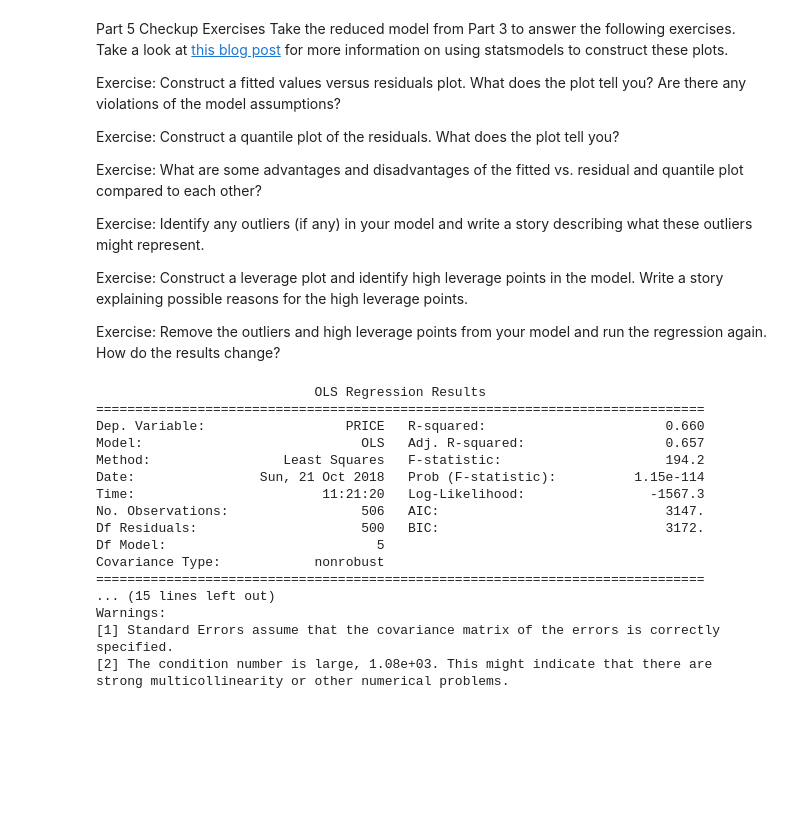
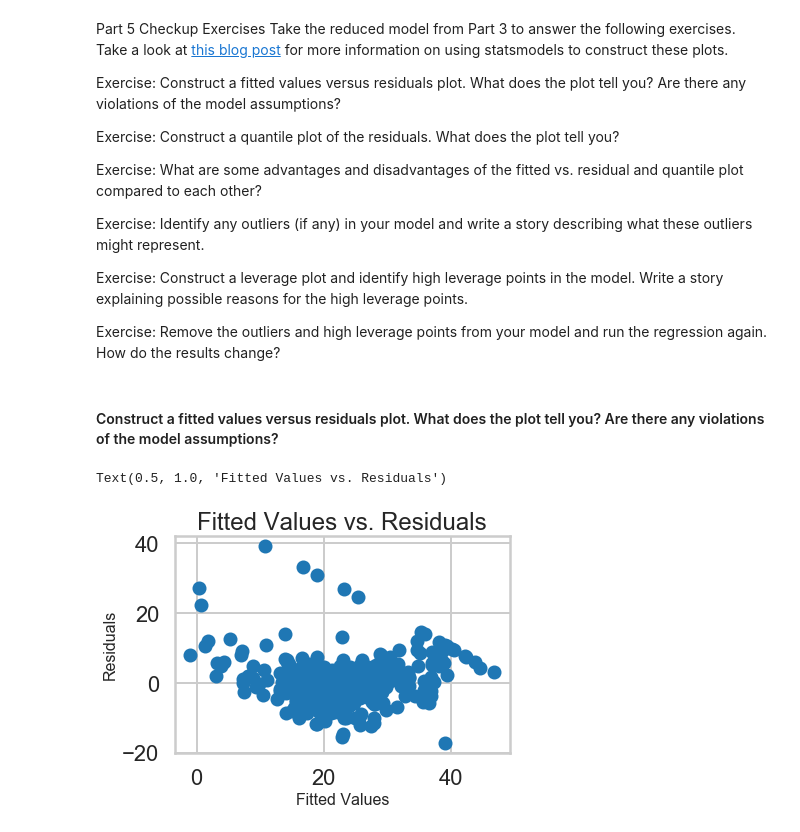
Before and after one commit to vikramlucky/Springboard, a Jupyter notebook: Mini_Projects/linear_regression/Mini_Project_Linear_Regression.ipynb, the cells around one changed output. Saved outputs shown, nothing was run; the diff lists cells and outputs as text; code cells hidden in the pictures; blank space fills up the shorter version.

Commit message:
Linear Regression done

```diff
--- a/Mini_Projects/linear_regression/Mini_Project_Linear_Regression.ipynb
+++ b/Mini_Projects/linear_regression/Mini_Project_Linear_Regression.ipynb
@@ -720,0 +751,3 @@ Looks like Number of rooms is the only variable that is significant in predictin
+# %%
+m_3 = ols('PRICE ~ CRIM + RM + PTRATIO', bos).fit()
+print(m_3.summary())
@@ -843,27 +868,15 @@ Exercise: Identify any outliers (if any) in your model and write a story describ
 Exercise: Construct a leverage plot and identify high leverage points in the model. Write a story explaining possible reasons for the high leverage points.
 
 Exercise: Remove the outliers and high leverage points from your model and run the regression again. How do the results change?
-# %%
-import statsmodels.formula.api as sm
-import matplotlib.pyplot as plt
-model = sm.ols(formula='PRICE ~ RM + LSTAT + DIS + AGE + CHAS', data=bos)
-fitted = model.fit()
-print(fitted.summary())
-# %% [output]
-                            OLS Regression Results
-==============================================================================
-Dep. Variable:                  PRICE   R-squared:                       0.660
-Model:                            OLS   Adj. R-squared:                  0.657
-Method:                 Least Squares   F-statistic:                     194.2
-Date:                Sun, 21 Oct 2018   Prob (F-statistic):          1.15e-114
-Time:                        11:21:20   Log-Likelihood:                -1567.3
-No. Observations:                 506   AIC:                             3147.
-Df Residuals:                     500   BIC:                             3172.
-Df Model:                           5
-Covariance Type:            nonrobust
-==============================================================================
-... (15 lines left out)
-Warnings:
-[1] Standard Errors assume that the covariance matrix of the errors is correctly specified.
-[2] The condition number is large, 1.08e+03. This might indicate that there are
-strong multicollinearity or other numerical problems.
+# %% [markdown]
+#### Construct a fitted values versus residuals plot. What does the plot tell you? Are there any violations of the model assumptions?
+# %%
+residual = m_3.resid
+fitted_value = m_3.fittedvalues
+plt.scatter(fitted_value, residual)
+plt.ylabel('Residuals', size=16)
+plt.xlabel('Fitted Values', size=16)
+plt.title('Fitted Values vs. Residuals')
+# %% [output]
+Text(0.5, 1.0, 'Fitted Values vs. Residuals')
+[figure, added]
```
Also changed, not shown: parts of 50 cells of this notebook, 4 other files.
